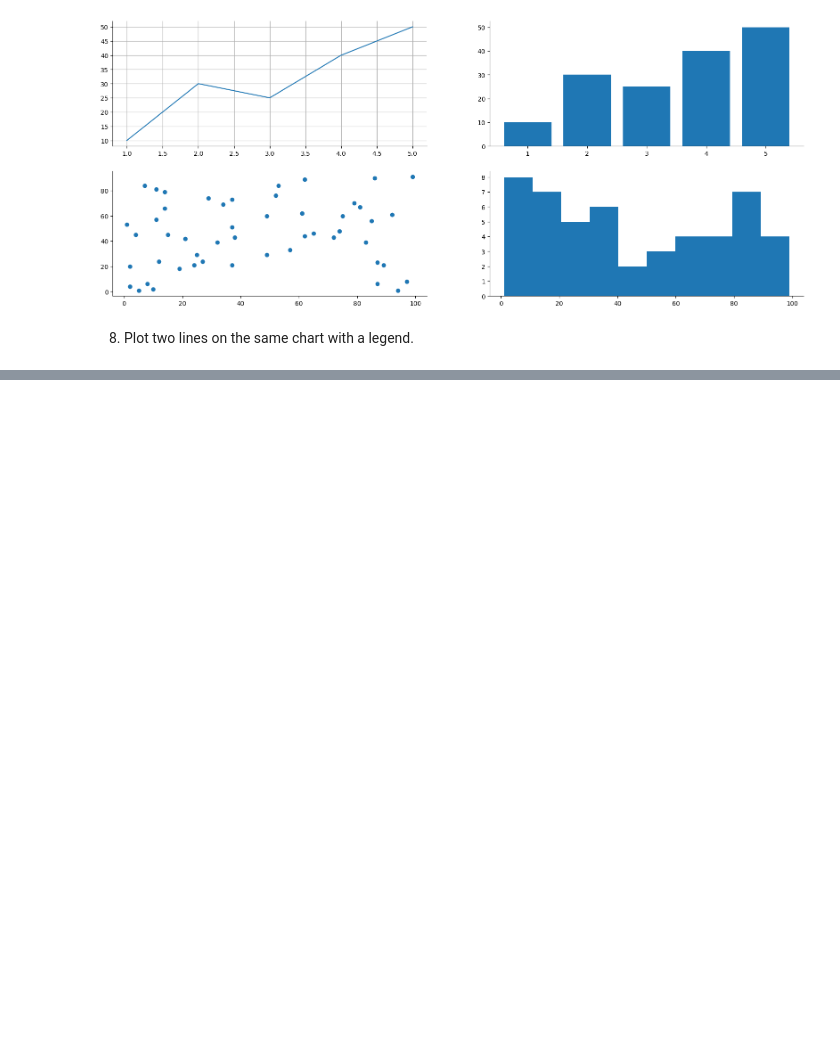
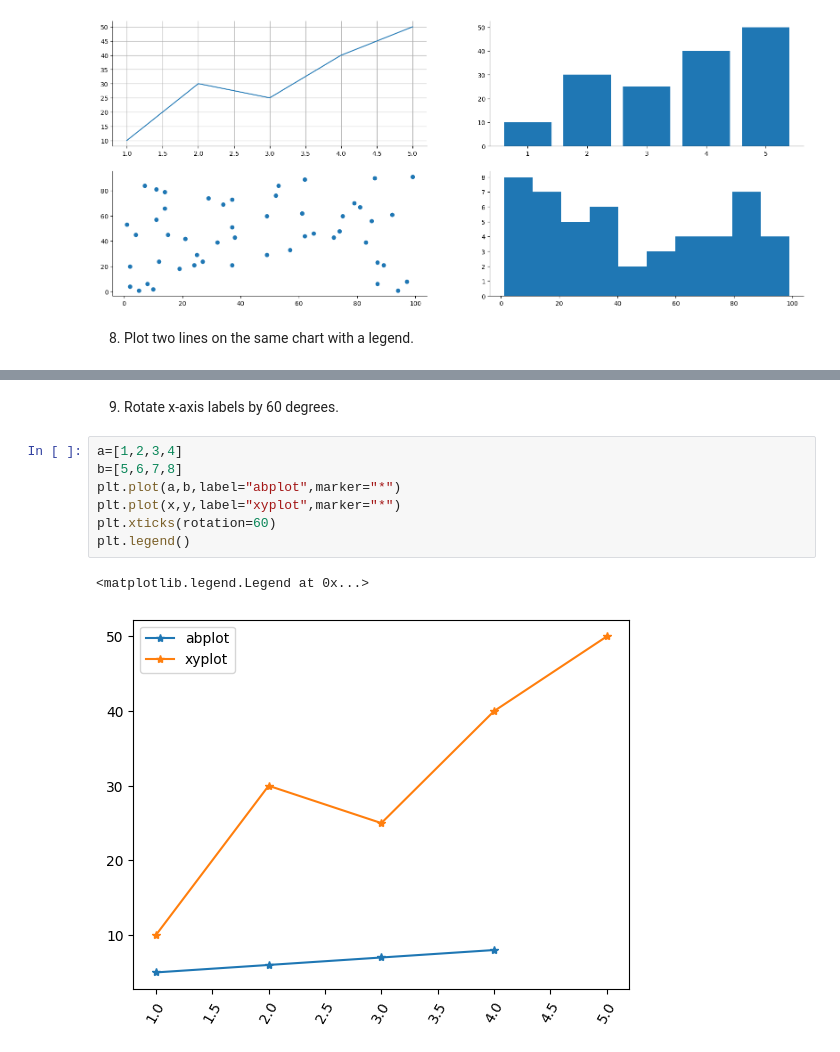
Before and after one commit to sagarnbeedi-analytics/data-analytics-portfolio, a Jupyter notebook: PYTHON/practicing_python_libraries/python_files/matplotlib.ipynb, the cells around one changed output, grey strips where cells are left out. Saved outputs shown, nothing was run; the diff lists cells and outputs as text; blank space fills up the shorter version.

Commit message:
practicing matplotlib
practicing matplotlib

```diff
--- a/PYTHON/practicing_python_libraries/python_files/matplotlib.ipynb
+++ b/PYTHON/practicing_python_libraries/python_files/matplotlib.ipynb
@@ -162,0 +173,12 @@ ax[1,1].hist(pointsx)
+# %% [markdown]
+9. Rotate x-axis labels by 60 degrees.
+# %%
+a=[1,2,3,4]
+b=[5,6,7,8]
+plt.plot(a,b,label="abplot",marker="*")
+plt.plot(x,y,label="xyplot",marker="*")
+plt.xticks(rotation=60)
+plt.legend()
+# %% [output]
+<matplotlib.legend.Legend at 0x...>
+[figure, added]
```
Also changed, not shown: parts of 5 cells of this notebook.
